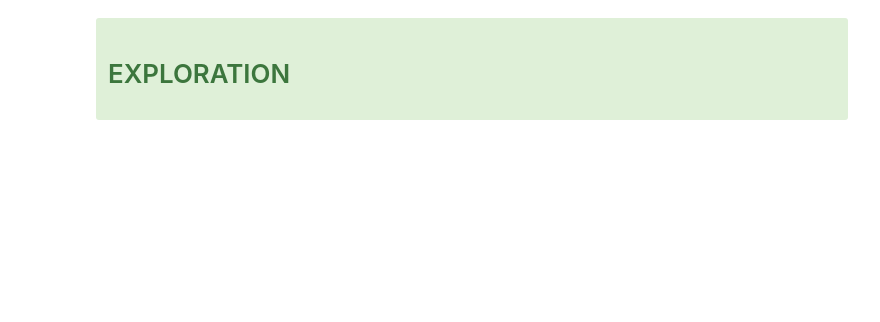
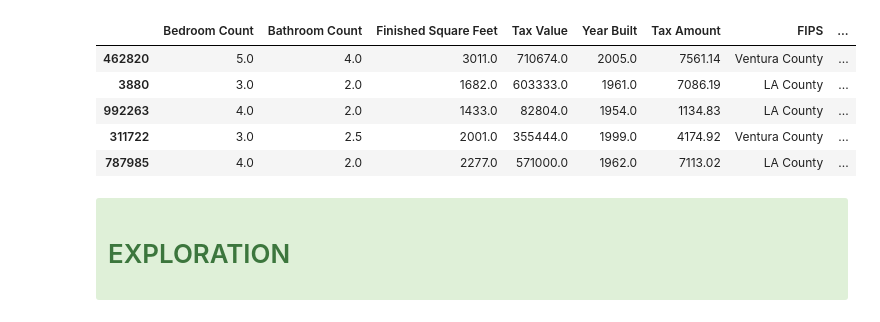
Before and after one commit to kelseyhangyu/regression-exercises, a Jupyter notebook: explore.ipynb, the cells around one changed output. Cells and saved outputs as stored; diff of their text form; code cells hidden in the pictures; blank space fills up the shorter version.

```diff
--- a/explore.ipynb
+++ b/explore.ipynb
@@ -11,6 +20,15 @@ this file exists, reading from csv
 zillow = wrangle.prep_zillow(zillow)
 # %%
 train,validate,test = wrangle.split_zillow(zillow)
+# %%
+train.head()
+# %% [output]
+|  | Bedroom Count | Bathroom Count | Finished Square Feet | Tax Value | Year Built | Tax Amount | FIPS | ... |
+| 462820 | 5.0 | 4.0 | 3011.0 | 710674.0 | 2005.0 | 7561.14 | Ventura County | ... |
+| 3880 | 3.0 | 2.0 | 1682.0 | 603333.0 | 1961.0 | 7086.19 | LA County | ... |
+| 992263 | 4.0 | 2.0 | 1433.0 | 82804.0 | 1954.0 | 1134.83 | LA County | ... |
+| 311722 | 3.0 | 2.5 | 2001.0 | 355444.0 | 1999.0 | 4174.92 | Ventura County | ... |
+| 787985 | 4.0 | 2.0 | 2277.0 | 571000.0 | 1962.0 | 7113.02 | LA County | ... |
 # %%
 sample = train.sample(1000)
 # %% [markdown]
```
Also changed, not shown: parts of 3 cells of this notebook.
